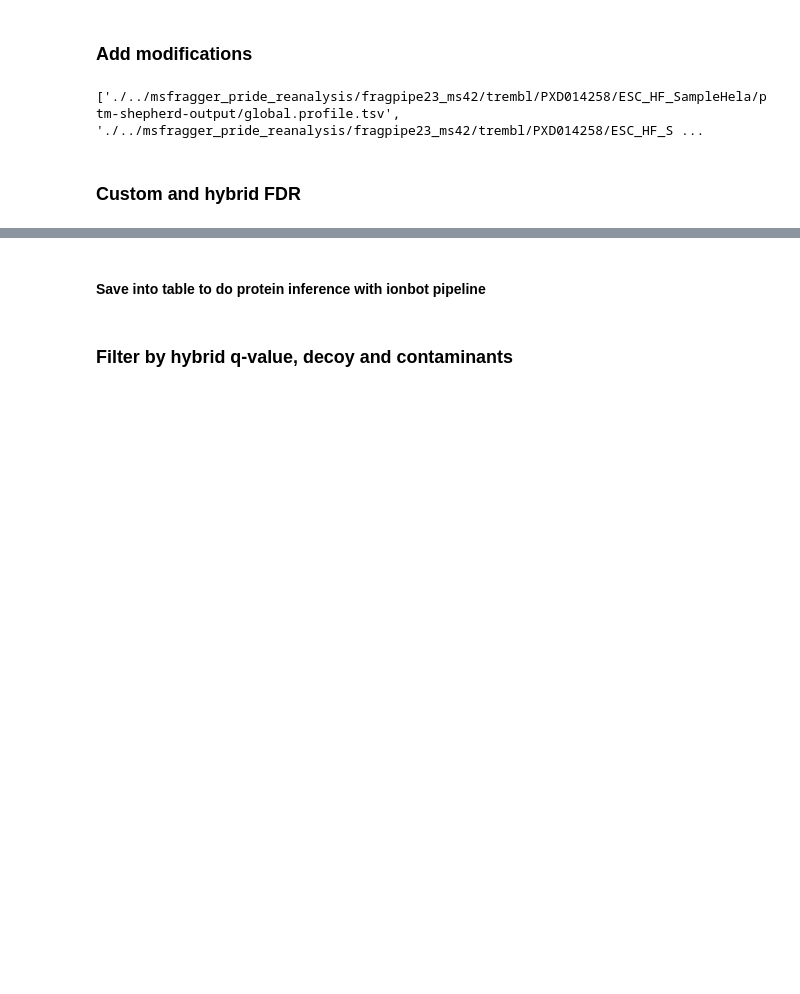
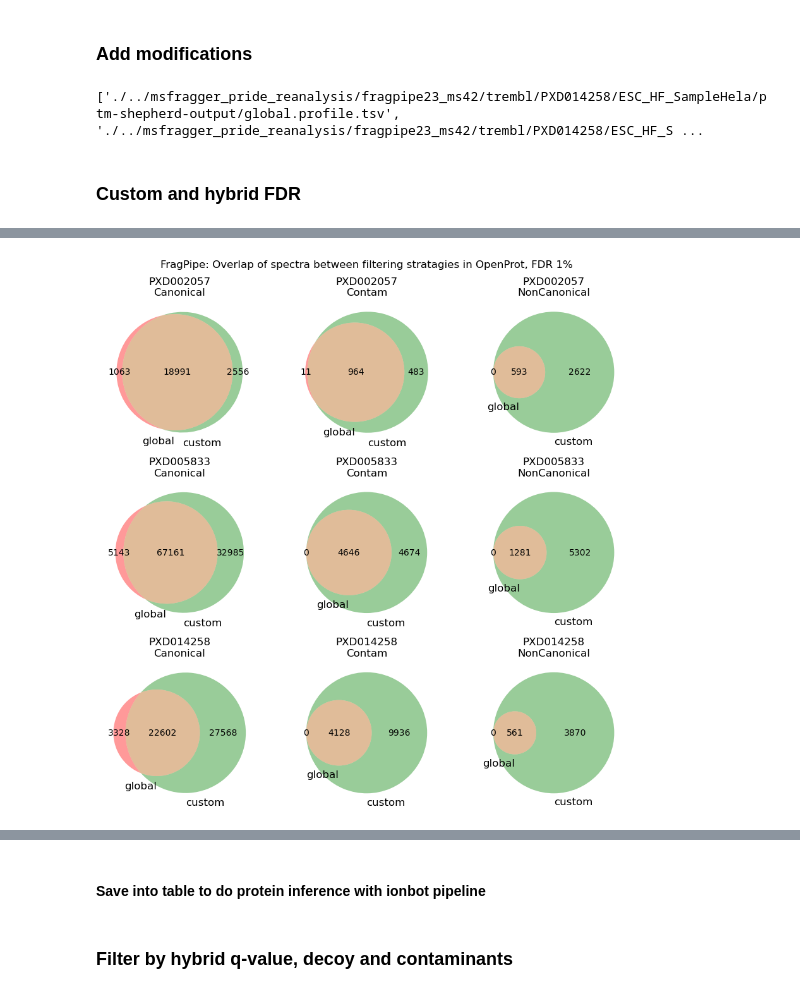
Before and after one commit to CompOmics/oui-discovery, a Jupyter notebook: oui-discovery-vv/explore-1-group-wise-fragpipe.ipynb, the cells around one changed output, grey strips where cells are left out. Saved outputs shown, nothing was run; the diff lists cells and outputs as text; code cells hidden in the pictures; blank space fills up the shorter version.

```diff
--- a/oui-discovery-vv/explore-1-group-wise-fragpipe.ipynb
+++ b/oui-discovery-vv/explore-1-group-wise-fragpipe.ipynb
@@ -418,0 +482,14 @@ prophet_combined_datasets=pickle.load(open("prophet_combined_datasets.pkl","rb")
+# %%
+fig, axes = plt.subplots(3,3, figsize=(9, 9))
+fig.suptitle("FragPipe: Overlap of spectra between filtering stratagies in OpenProt, FDR 1%")
+
+for i,(dataset, subdict) in enumerate(prophet_combined_datasets.items()):
+    data=subdict["openprot"]
+    for j,(isCanonical,group) in enumerate(data.groupby("isCanonical")):
+        glob=group[group['global_q']<0.01].spectrum
+        cust=group[group['custom_q']<0.01].spectrum
+        venn2((set(glob), set(cust)), set_labels=('global', 'custom'), ax=axes[i,j])
+        axes[i,j].set_title(f"{dataset}\n{isCanonical}")
+plt.tight_layout()
+# %% [output]
+[figure, added]
```
Also changed, not shown: parts of 10 cells of this notebook, 1 other file.
